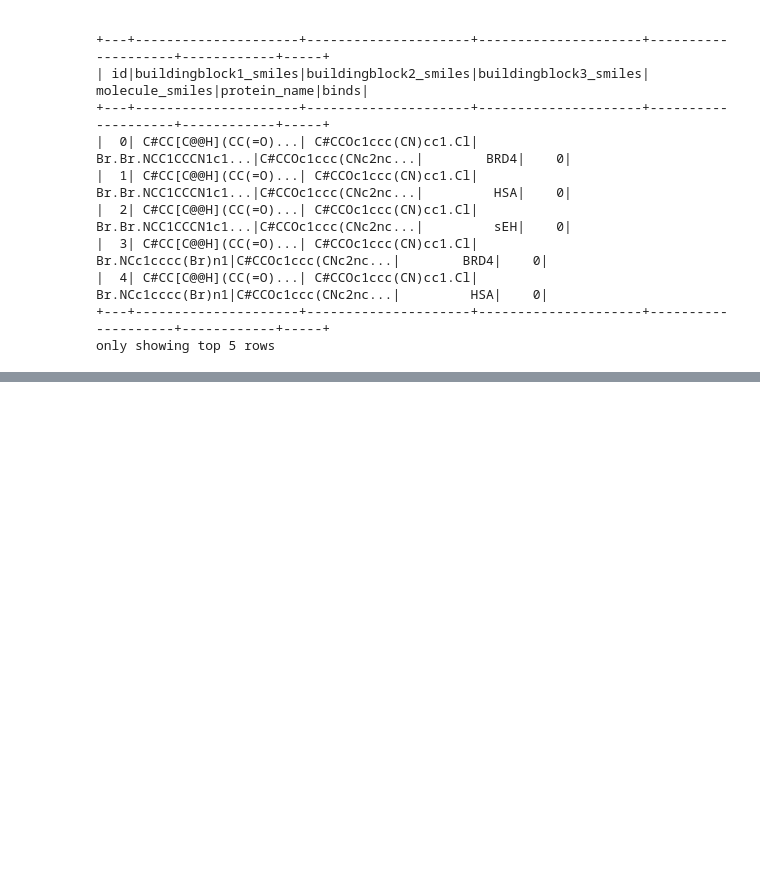
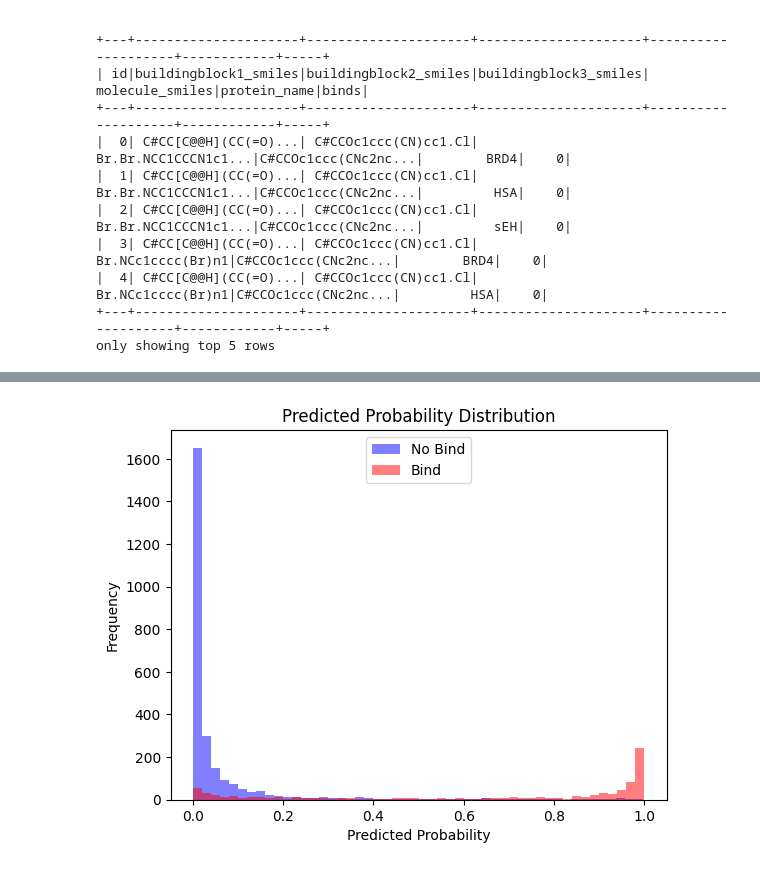
Before and after one commit to YPolina/Medicine, a Jupyter notebook: BELKA/ETL_ubuntu.ipynb, the cells around one changed output, grey strips where cells are left out. Cells and saved outputs as stored; diff of their text form; code cells hidden in the pictures; blank space fills up the shorter version.

```diff
--- a/BELKA/ETL_ubuntu.ipynb
+++ b/BELKA/ETL_ubuntu.ipynb
@@ -25,12 +37,13 @@ findspark.init()
 # %%
 spark = SparkSession.builder\
     .appName("Molecule Analysis")\
-    .config("spark.executor.memory", "16g")\
-    .config("spark.driver.memory", "12g")\
+    .config("spark.executor.memory", "22g")\
+    .config("spark.driver.memory", "16g")\
     .config("spark.memory.fraction", "0.7")\
-    .config("spark.memoary.storageFraction", "0.4")\
+    .config("spark.memory.storageFraction", "0.4")\
     .config("spark.network.timeout", "1200s")\
     .config("spark.executor.heartbeatInterval", "200s")\
     .config("spark.sql.broadcastTimeout", "1500s")\
+    .config("spark.sql.shuffle.partitions", "200") \
     .getOrCreate()
 # %% [output]
@@ -276,0 +343,11 @@ final_data.write.save("./intermediates/final_data.parquet", format="parquet", mo
+# %%
+plt.figure()
+plt.hist(y_pred_proba[y_test == 0], bins=50, alpha=0.5, label='No Bind', color='blue')
+plt.hist(y_pred_proba[y_test == 1], bins=50, alpha=0.5, label='Bind', color='red')
+plt.xlabel('Predicted Probability')
+plt.ylabel('Frequency')
+plt.title('Predicted Probability Distribution')
+plt.legend(loc='upper center')
+plt.show()
+# %% [output]
+[figure, added]
```
Also changed, not shown: parts of 53 cells of this notebook, 1 other file.
